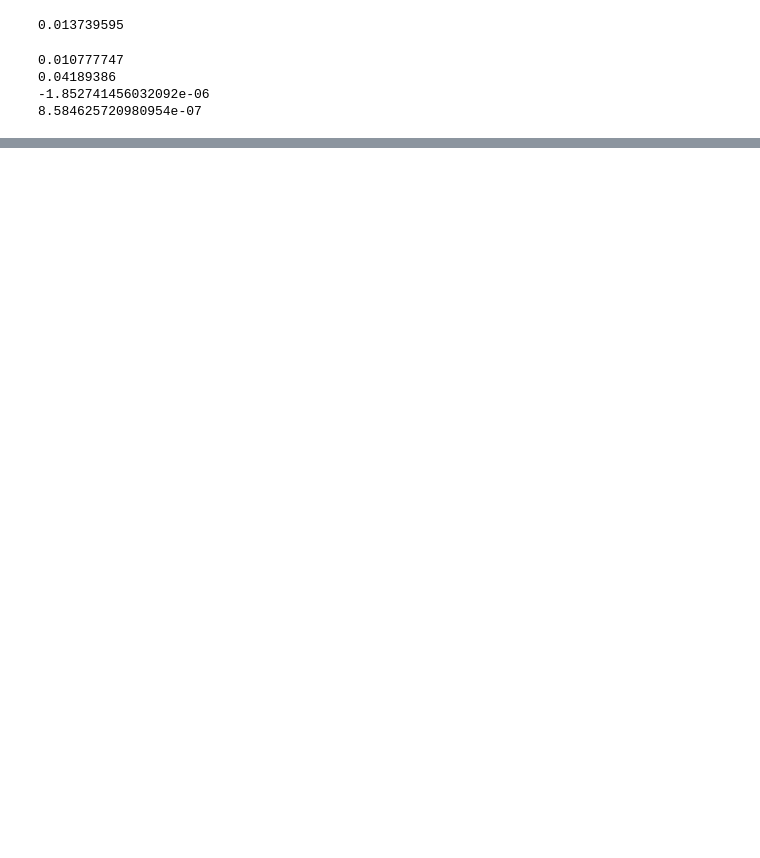
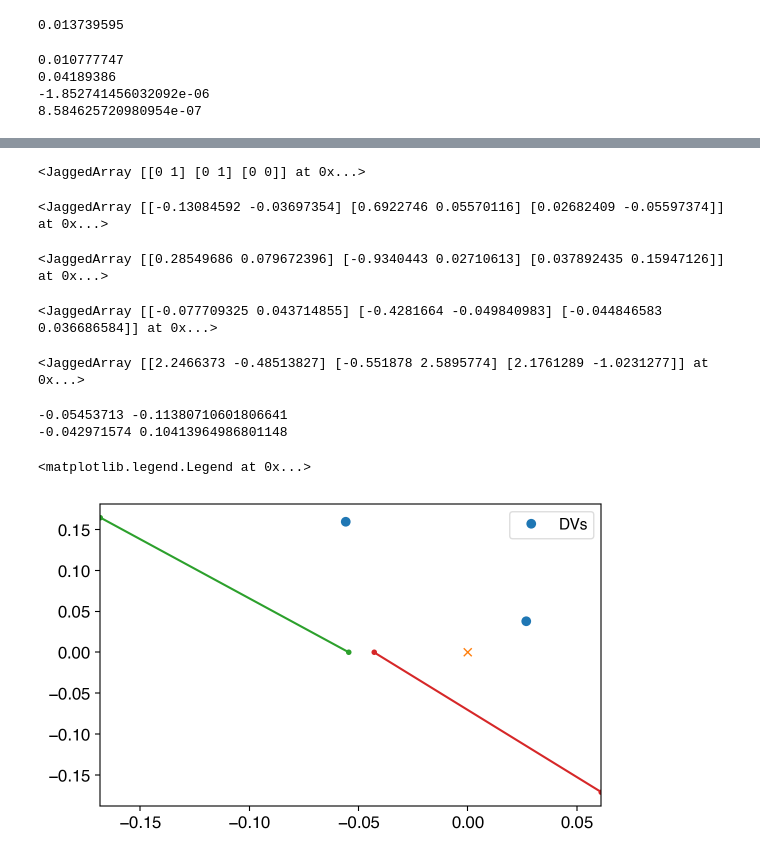
Before and after one commit to usarica/scouting, a Jupyter notebook: analysis/dxycalibration.ipynb, the cells around one changed output, grey strips where cells are left out. Cells and saved outputs as stored; diff of their text form; code cells hidden in the pictures; blank space fills up the shorter version.

```diff
--- a/analysis/dxycalibration.ipynb
+++ b/analysis/dxycalibration.ipynb
@@ -303,0 +248,7 @@ bstable
+# %%
+sel2 = (tdv.x.counts == 2) & (tmu.dxy.counts == 2)
+# %%
+vx = tdv.x[sel2]
+vy = tdv.y[sel2]
+dxy = tmu.dxy[sel2]
+phi = tmu.phi[sel2]
@@ -303,0 +266,44 @@ bstable
+# %%
+tmu.vtxIndx1[sel2]
+# %% [output]
+<JaggedArray [[0 1] [0 1] [0 0]] at 0x...>
+# %%
+vx
+# %% [output]
+<JaggedArray [[-0.13084592 -0.03697354] [0.6922746 0.05570116] [0.02682409 -0.05597374]] at 0x...>
+# %%
+vy
+# %% [output]
+<JaggedArray [[0.28549686 0.079672396] [-0.9340443 0.02710613] [0.037892435 0.15947126]] at 0x...>
+# %%
+dxy
+# %% [output]
+<JaggedArray [[-0.077709325 0.043714855] [-0.4281664 -0.049840983] [-0.044846583 0.036686584]] at 0x...>
+# %%
+phi
+# %% [output]
+<JaggedArray [[2.2466373 -0.48513827] [-0.551878 2.5895774] [2.1761289 -1.0231277]] at 0x...>
+# %%
+vxs = vx[-1]
+vys = vy[-1]
+phis = phi[-1]
+dxys = dxy[-1]
+
+plt.plot(vxs,vys,marker="o",linestyle="",label="DVs")
+plt.plot(0,0,marker="x")
+x0s = dxys/np.sin(phis)
+y0s = x0s*0
+delta = 0.2
+for imu in range(len(phis)):
+    plt.plot(
+        [x0s[imu], x0s[imu]+delta*np.cos(phis[imu])],
+        [y0s[imu], y0s[imu]+delta*np.sin(phis[imu])],
+        marker="."
+    )
+    print(x0s[imu], delta*np.cos(phis[imu]))
+plt.legend()
+# %% [output]
+-0.05453713 -0.11380710601806641
+-0.042971574 0.10413964986801148
+<matplotlib.legend.Legend at 0x...>
+[figure, added]
```
Also changed, not shown: parts of 32 cells of this notebook, 3 other files.
